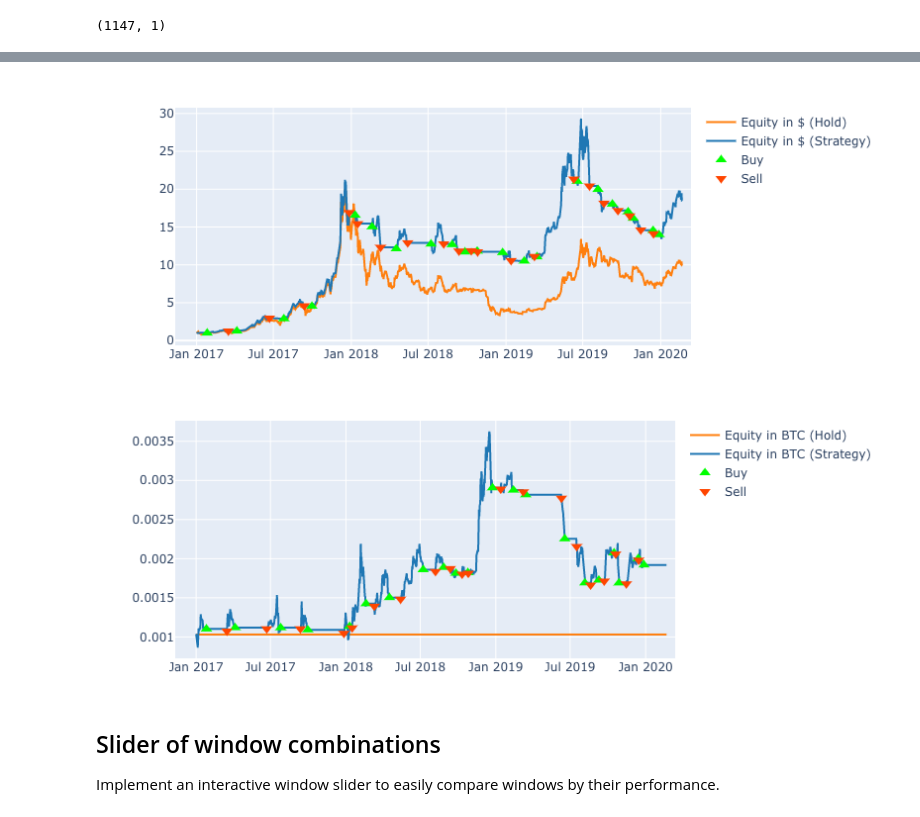
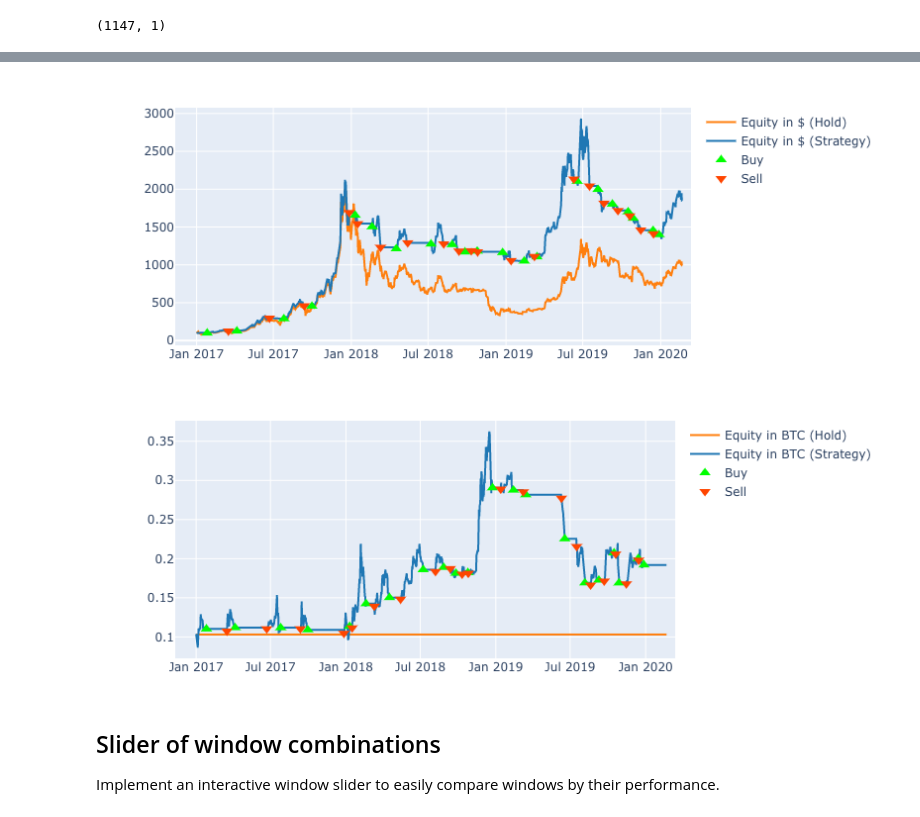
Before and after one commit to polakowo/vectorbt, a Jupyter notebook: examples/Bitcoin_DMAC.ipynb, the cells around one changed output, grey strips where cells are left out. Drawn from its saved outputs; the diff is of its cells as text; code cells hidden in the pictures.

```diff
--- a/examples/Bitcoin_DMAC.ipynb
+++ b/examples/Bitcoin_DMAC.ipynb
@@ -18,7 +20,7 @@ ASSET_NAME = 'bitcoin'
 START_DATE = datetime(2017, 1, 1) # time period for analysis
 END_DATE = datetime.now()
 BUFFER = timedelta(days=100) # buffer before to pre-calculate SMA/EMA, best to set to max window
-INVESTMENT = 1 # in $
+INVESTMENT = 100 # in $
 FEES = 0.0025 # in %
 SLIPPAGE_FACTOR = 0.25 # in % of high-low
 SEED = 42
@@ -167,23 +169,21 @@ mdd               0.833831
 # %%
 # Equity in dollars
 fig = portfolio.equity.plot(label='Equity in $ (Strategy)',
                             benchmark=hold_portfolio.equity,
                             benchmark_label='Equity in $ (Hold)',
-                            index=df.index,
-                            return_fig=True)
-positions.plot(portfolio.equity, plot_ts=False, index=df.index, fig=fig)
+                            index=df.index)
+positions.plot(portfolio.equity, plot_ts=False, index=df.index, fig=fig).show_png()
 # %% [output]
-[figure, old version]
+[figure, new version]
 # %%
 # Equity in Bitcoins
 fig = portfolio.equity_in_shares.plot(label='Equity in BTC (Strategy)',
                                       benchmark=hold_portfolio.equity_in_shares,
                                       benchmark_label='Equity in BTC (Hold)',
-                                      index=df.index,
-                                      return_fig=True)
-positions.plot(portfolio.equity_in_shares, plot_ts=False, index=df.index, fig=fig)
+                                      index=df.index)
+positions.plot(portfolio.equity_in_shares, plot_ts=False, index=df.index, fig=fig).show_png()
 # %% [output]
-[figure, old version]
+[figure, new version]
 # %% [markdown]
 ## Slider of window combinations
 
```
Also changed, not shown: parts of 21 cells of this notebook, 9 other files.
